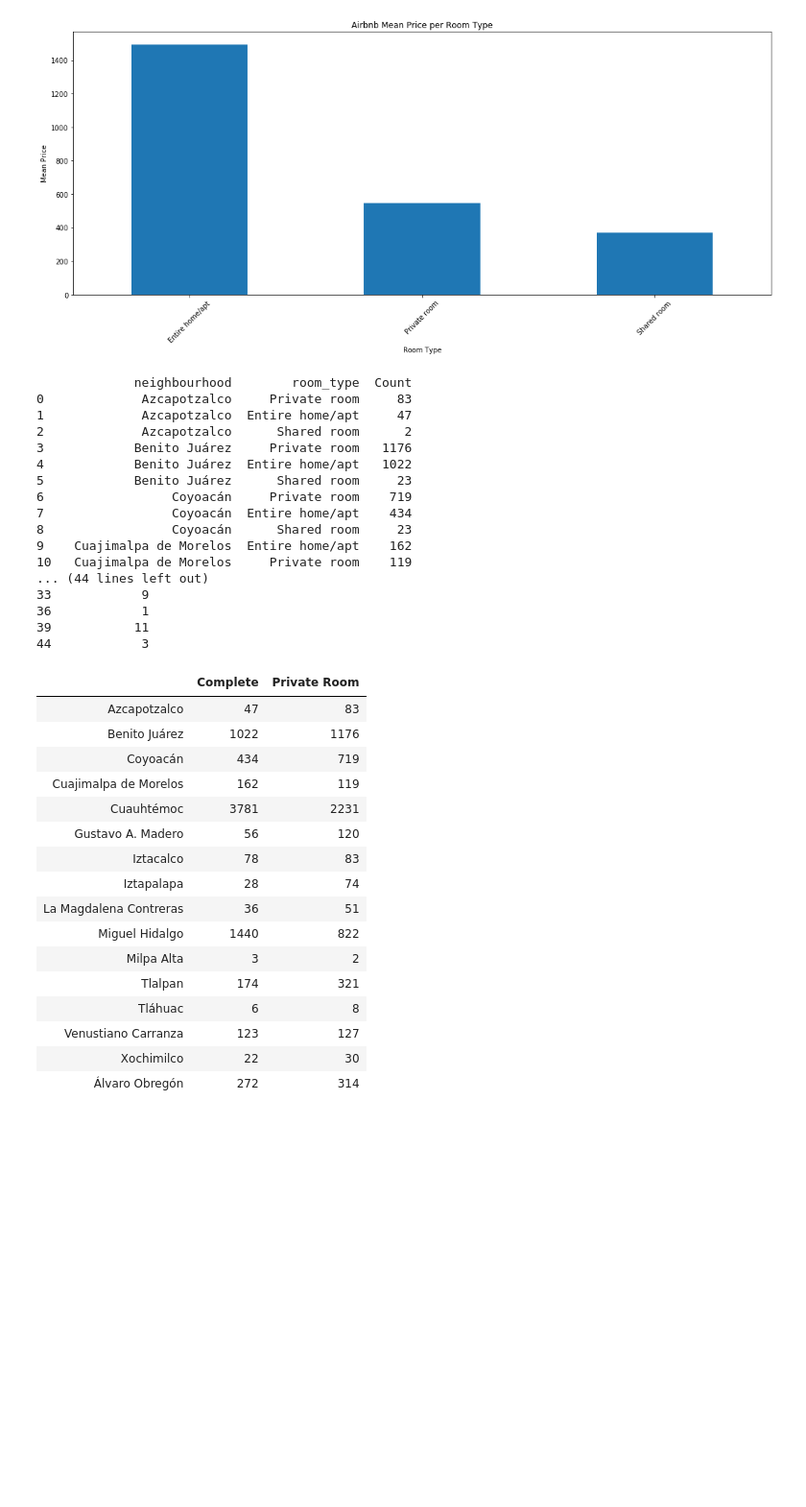
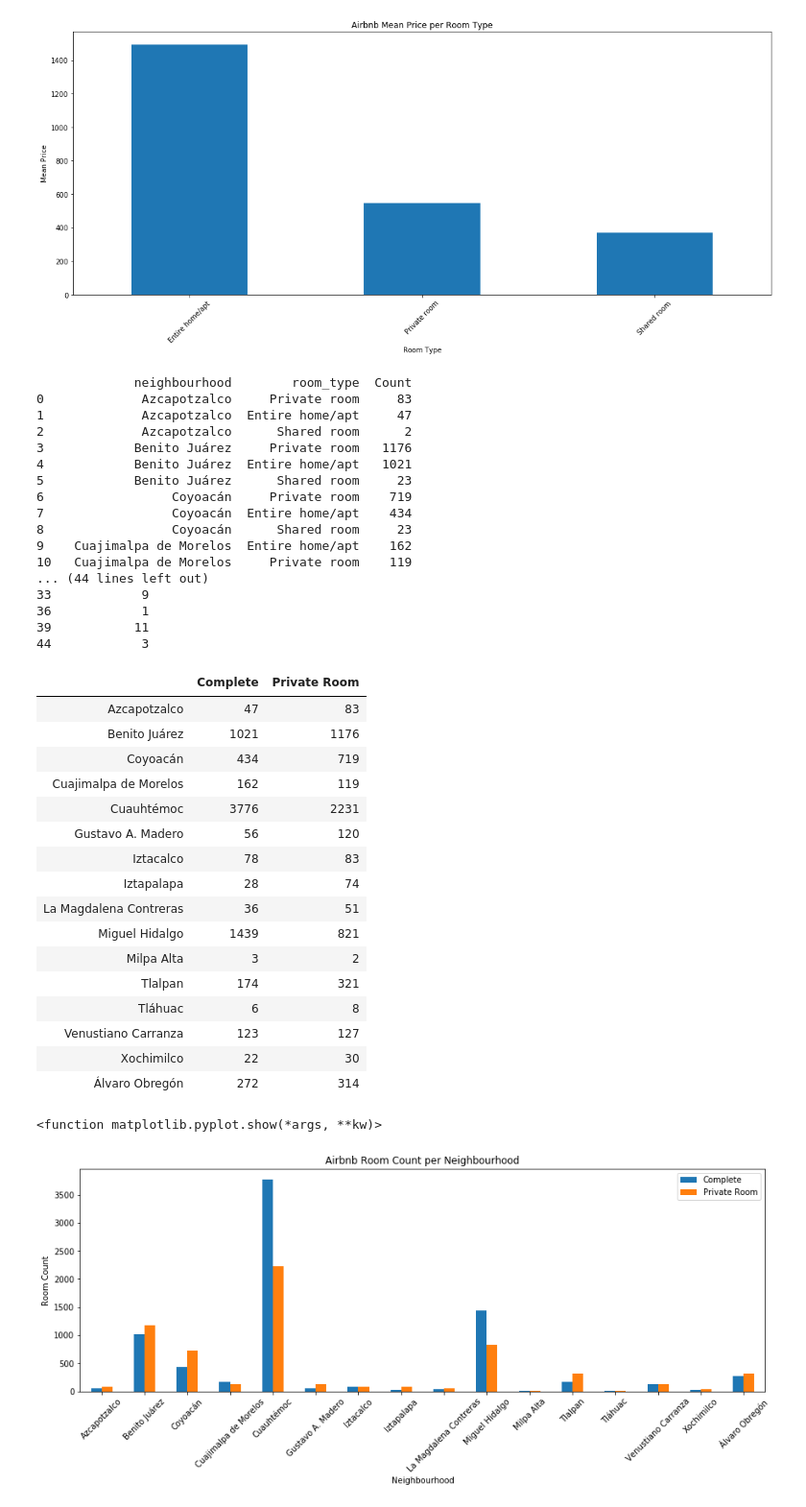
Before and after one commit to elc17/Project_1, a Jupyter notebook: project_1.ipynb, the cells around one changed output. Shown at 96% size. Saved outputs shown, nothing was run; the diff lists cells and outputs as text; code cells hidden in the pictures; blank space fills up the shorter version.

Commit message:
More Work
Plots and heatmap
Dataset price cleaning

```diff
--- a/project_1.ipynb
+++ b/project_1.ipynb
@@ -16,5 +16,12 @@ from api_keys import g_key
 data_df = pd.read_csv("listings1.csv")
 data_df = data_df.drop("neighbourhood_group", axis = 1)
 data_df = data_df.dropna()
-data_df.head()
+#data_df.head()
+
+index_price = data_df[data_df["price"] == 0 ].index
+for x in range(len(index_price)):
+    data_df.drop(index_price[x], inplace = True)
+
+
+len(data_df)
 # %% [output]
@@ -128,7 +139,7 @@ room_t.head(16)
 1             Azcapotzalco  Entire home/apt     47
 2             Azcapotzalco      Shared room      2
 3            Benito Juárez     Private room   1176
-4            Benito Juárez  Entire home/apt   1022
+4            Benito Juárez  Entire home/apt   1021
 5            Benito Juárez      Shared room     23
 6                 Coyoacán     Private room    719
 7                 Coyoacán  Entire home/apt    434
@@ -142,18 +153,29 @@ room_t.head(16)
 44            3
 |  | Complete | Private Room |
 | Azcapotzalco | 47 | 83 |
-| Benito Juárez | 1022 | 1176 |
+| Benito Juárez | 1021 | 1176 |
 | Coyoacán | 434 | 719 |
 | Cuajimalpa de Morelos | 162 | 119 |
-| Cuauhtémoc | 3781 | 2231 |
+| Cuauhtémoc | 3776 | 2231 |
 | Gustavo A. Madero | 56 | 120 |
 | Iztacalco | 78 | 83 |
 | Iztapalapa | 28 | 74 |
 | La Magdalena Contreras | 36 | 51 |
-| Miguel Hidalgo | 1440 | 822 |
+| Miguel Hidalgo | 1439 | 821 |
 | Milpa Alta | 3 | 2 |
 | Tlalpan | 174 | 321 |
 | Tláhuac | 6 | 8 |
 | Venustiano Carranza | 123 | 127 |
 | Xochimilco | 22 | 30 |
 | Álvaro Obregón | 272 | 314 |
+# %%
+room_t.plot(kind = "bar", figsize = (15, 5))
+plt.title("Airbnb Room Count per Neighbourhood")
+plt.xlabel("Neighbourhood")
+plt.ylabel("Room Count")
+plt.xticks(rotation = 45)
+#plt.tight_layout()
+plt.show
+# %% [output]
+<function matplotlib.pyplot.show(*args, **kw)>
+[figure, added]
```
Also changed, not shown: parts of 3 cells of this notebook.
